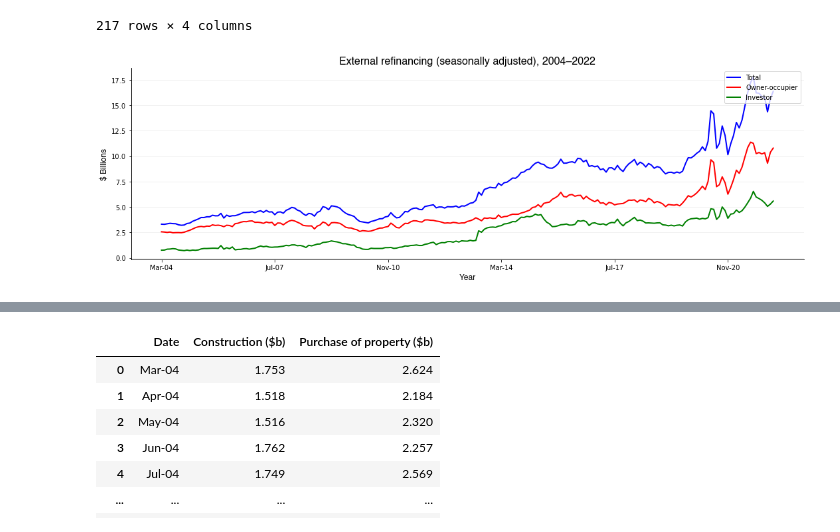
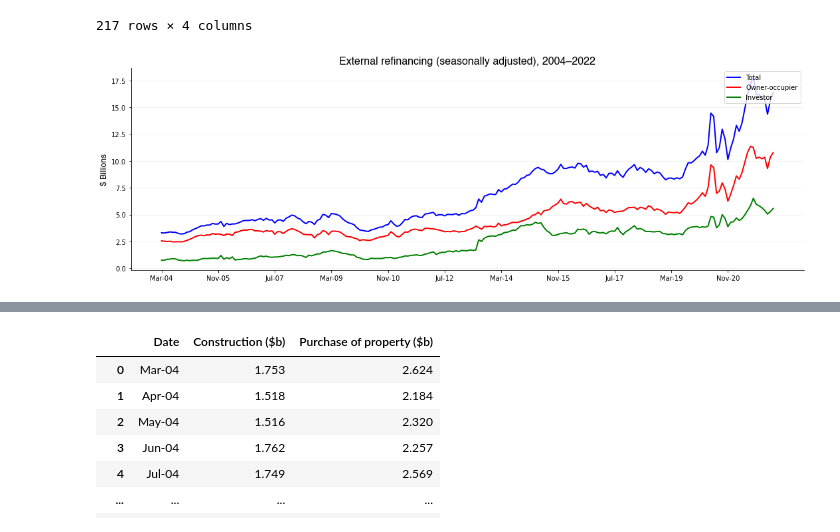
Before and after one commit to mnperic/australian-lending-indicators, a Jupyter notebook: australian_lending_indicators.ipynb, the cells around one changed output, grey strips where cells are left out. Saved outputs shown, nothing was run; the diff lists cells and outputs as text; code cells hidden in the pictures.

```diff
--- a/australian_lending_indicators.ipynb
+++ b/australian_lending_indicators.ipynb
@@ -203,36 +199,35 @@ font_2 = {'family':'helvetica','color':'black','size':12}
 # Data
 plt.figure(figsize=(15,5))
 plt.plot(external_refinancing_df['Date'], external_refinancing_df['Total refinancing ($b)'],
          color="blue", label='Total', markersize='7', linewidth=2)
 plt.plot(external_refinancing_df['Date'], external_refinancing_df['Owner-occupier refinancing ($b)'],
          color="red", label='Owner-occupier', markersize='7', linewidth=2)
 plt.plot(external_refinancing_df['Date'], external_refinancing_df['Investor refinancing ($b)'],
          color="green", label='Investor', markersize='7', linewidth=2)
 
 plt.legend(loc='upper right', ncol=1)
 
 # Ticks
-plt.xticks((external_refinancing_df['Date'])[::40
+plt.xticks((external_refinancing_df['Date'])[::20
                                 ])
 
 plt.title("External refinancing (seasonally adjusted), 2004–2022", fontdict = font_1)
-plt.xlabel("Year", fontdict = font_2)
 plt.ylabel("$ Billions", fontdict = font_2)
 
 # Grid
 matplotlib.pyplot.grid(visible=True, which='major', axis='y', color='black', alpha=0.05, linestyle='-', linewidth=1)
 
 # Aesthetics
 plt.gca().spines['top'].set_visible(False)
 plt.gca().spines['right'].set_visible(False)
 plt.tight_layout()
 
 # Show/save
 plt.savefig("/Users/minoperic/Data Analytics/Data Investigations/australian-lending-indicators-march-2022/Images/external_refinancing.png",
             transparent=False, dpi=300)
 plt.show()
 # %% [output]
-[figure, old version]
+[figure, new version]
 # %%
 # Load .csv - '...personal loans larger commitments'
 
```
Also changed, not shown: parts of 9 cells of this notebook.
